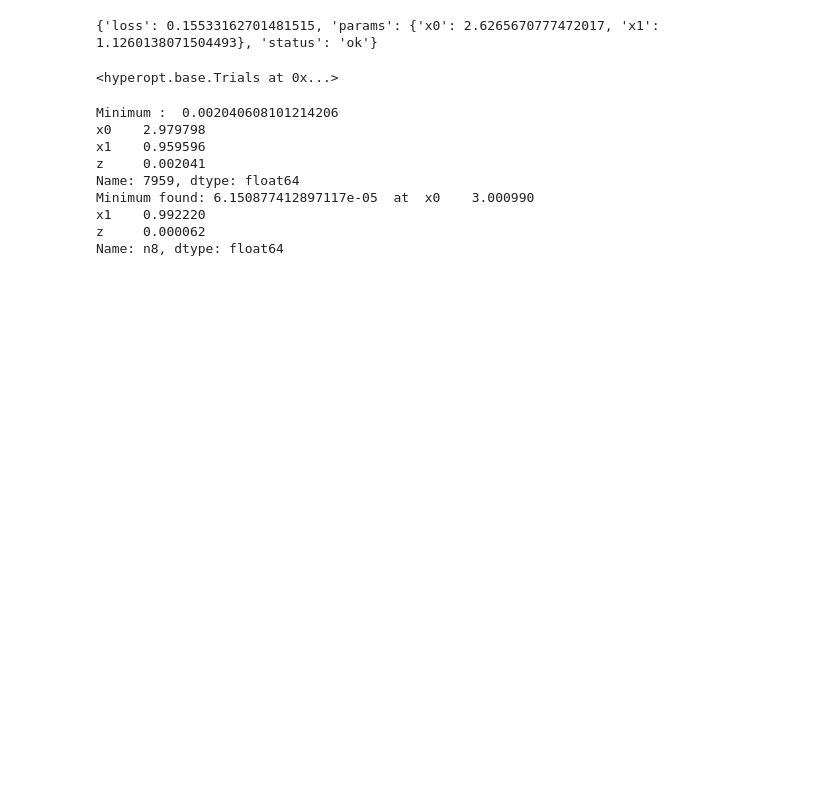
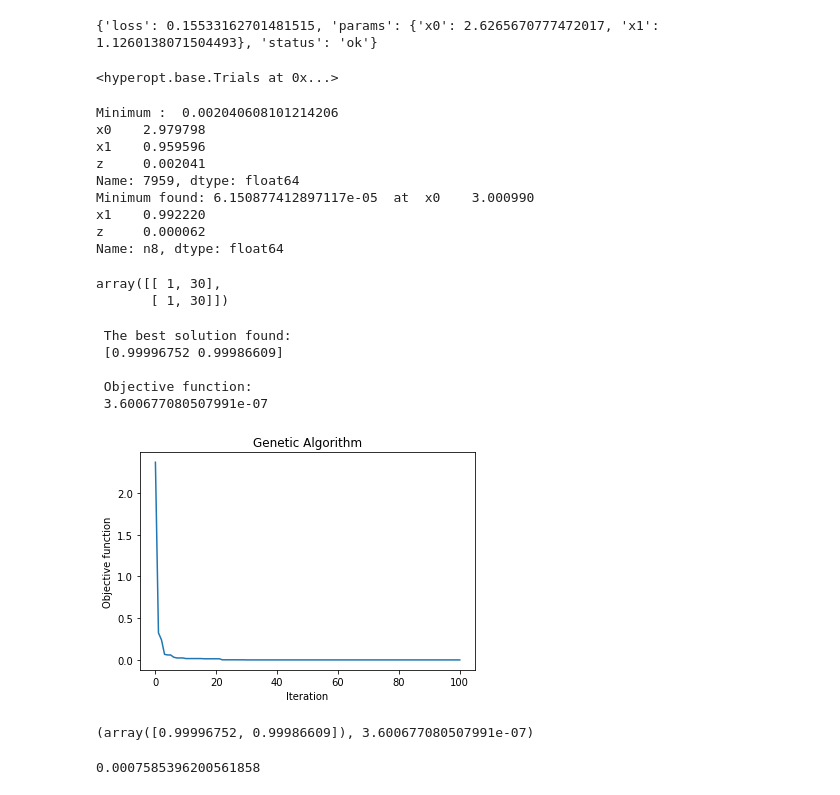
Before and after one commit to Smartsie/Optimizer, a Jupyter notebook: Optimizer_v3.ipynb, the cells around one changed output. Saved outputs shown, nothing was run; the diff lists cells and outputs as text; code cells hidden in the pictures; blank space fills up the shorter version.

```diff
--- a/Optimizer_v3.ipynb
+++ b/Optimizer_v3.ipynb
@@ -357,5 +379,21 @@ Minimum found: 6.150877412897117e-05  at  x0    3.000990
 x1    0.992220
 z     0.000062
 Name: n8, dtype: float64
+# %%
+varbound
+# %% [output]
+array([[ 1, 30],
+       [ 1, 30]])
 # %%
-''
+# %% [output]
+ The best solution found:
+ [0.99996752 0.99986609]
+
+ Objective function:
+ 3.600677080507991e-07
+[figure, added]
+(array([0.99996752, 0.99986609]), 3.600677080507991e-07)
+# %%
+model.best_function
+# %% [output]
+0.0007585396200561858
```
Also changed, not shown: parts of 13 cells of this notebook.
